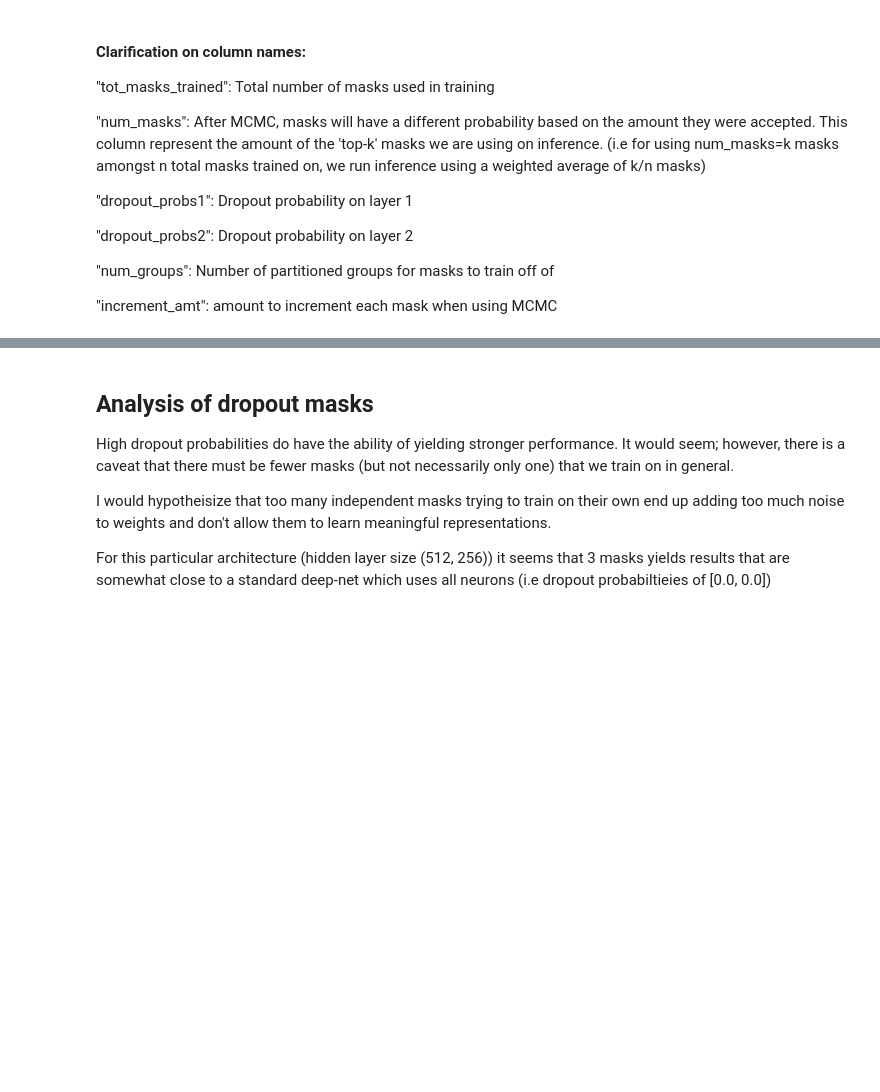
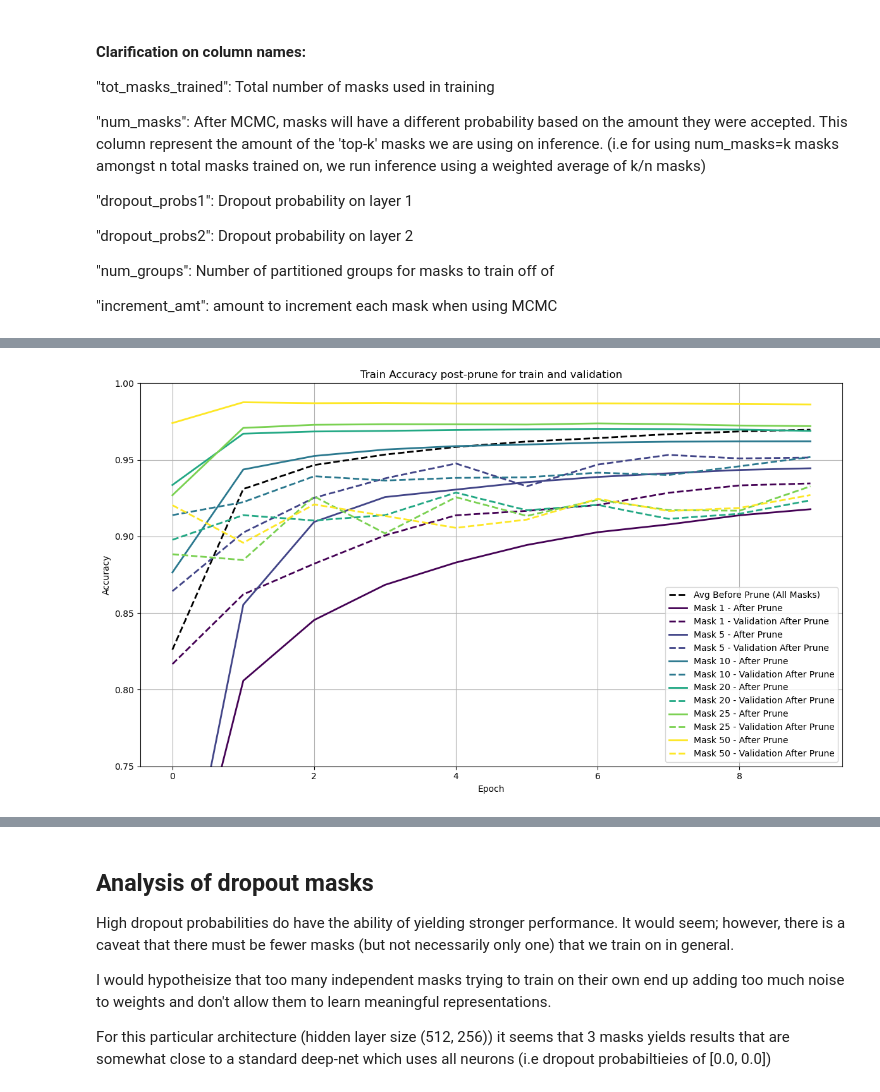
Before and after one commit to kunal-kapur/bayesian-ensemble, a Jupyter notebook: analyze_experiments.ipynb, the cells around one changed output, grey strips where cells are left out. Cells and saved outputs as stored; diff of their text form; code cells hidden in the pictures; blank space fills up the shorter version.

```diff
--- a/analyze_experiments.ipynb
+++ b/analyze_experiments.ipynb
@@ -29,13 +29,15 @@ column_names = ["tot_masks_trained", "num_masks",
     "num_groups",
     "increment_amt"]
 df = pd.DataFrame(columns=column_names)
+# %%
+df = None
 # %%
 for folder in os.listdir("experiments"):
     path = os.path.join("experiments", folder)
-    # adding this because I forgot to add number of masks trained on in the csv
-    match = re.findall(r'\d+', folder.split("_")[0])[-1]
-    if "results.csv" not in os.listdir(path=path):
-        continue
-    new_df = pd.read_csv(os.path.join(path, "results.csv"))
-    new_df["tot_masks_trained"] = match
-    df = pd.concat([df, new_df])
+    if df is None:
+        df = pd.read_csv(os.path.join(path, "out.csv"))
+        df['type'] = "retrain" if "retrain" in folder else "tune"
+    else:
+        new_df = pd.read_csv(os.path.join(path, "out.csv"))
+        new_df['type'] = "retrain" if "retrain" in folder else "tune"
+        df = pd.concat([df, new_df], ignore_index=True)
@@ -41,0 +73,45 @@ for folder in os.listdir("experiments"):
+# %%
+import pandas as pd
+import matplotlib.pyplot as plt
+
+# Assume df is your DataFrame
+grouped = df[df['type'] == 'retrain'].groupby('Number-of-Masks')
+
+plt.figure(figsize=(12, 7))
+
+# Color cycle for consistency
+colormap_name = 'viridis'  # Replace with your chosen colormap
+
+# Create the color array
+colors = plt.cm.get_cmap(colormap_name)(np.linspace(0, 1, len(grouped)))
+
+# 1. Plot the overall average "before prune" curve (dashed line)
+mean_before_prune = df.groupby('Epoch')['Train-Accuracy-Before Prune'].mean().reset_index()
+plt.plot(mean_before_prune['Epoch'], mean_before_prune['Train-Accuracy-Before Prune'],
+         label='Avg Before Prune (All Masks)', linestyle='--', color='black', lw=2)
+
+# 2. Plot individual "after prune" curves per mask value (solid lines)
+for (mask_value, group), color in zip(grouped, colors):
+    group = group.sort_values(by='Epoch')
+    # Optionally average over runs:
+    avg_after = group.groupby('Epoch')['Train-Accuracy-After-Prune'].mean().reset_index()
+
+    plt.ylim(0.75, 1.0)
+
+    plt.plot(avg_after['Epoch'], avg_after['Train-Accuracy-After-Prune'],
+             label=f'Mask {int(mask_value)} - After Prune', linestyle='-', color=color, lw=2)
+
+    avg_after = group.groupby('Epoch')['Validation-Accuracy-After-Prune'].max().reset_index()
+
+    plt.plot(avg_after['Epoch'], avg_after['Validation-Accuracy-After-Prune'],
+             label=f'Mask {int(mask_value)} - Validation After Prune', linestyle='--', color=color, lw=2)
+
+plt.title('Train Accuracy post-prune for train and validation')
+plt.xlabel('Epoch')
+plt.ylabel('Accuracy')
+plt.legend()
+plt.grid(True)
+plt.tight_layout()
+plt.show()
+# %% [output]
+[figure, added]
```
Also changed, not shown: parts of 10 cells of this notebook, 12 other files.
